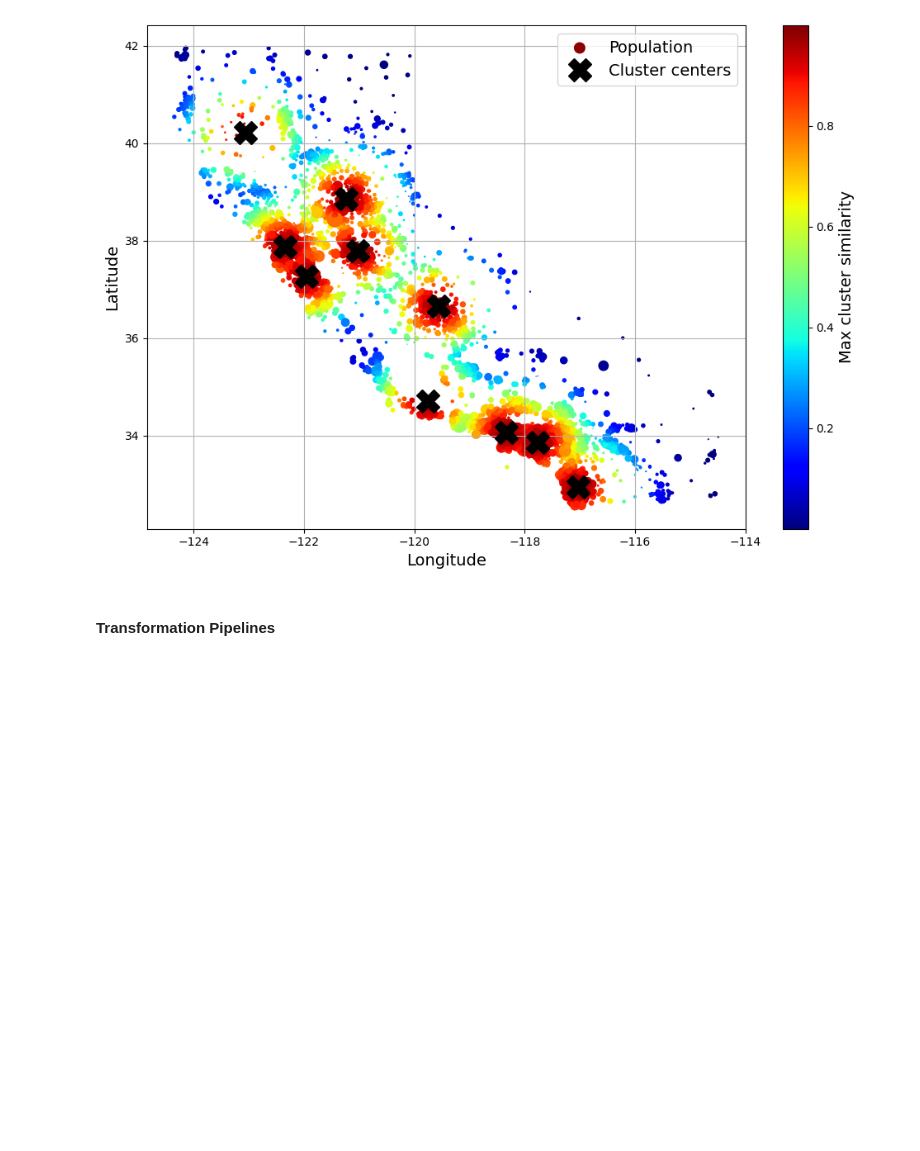
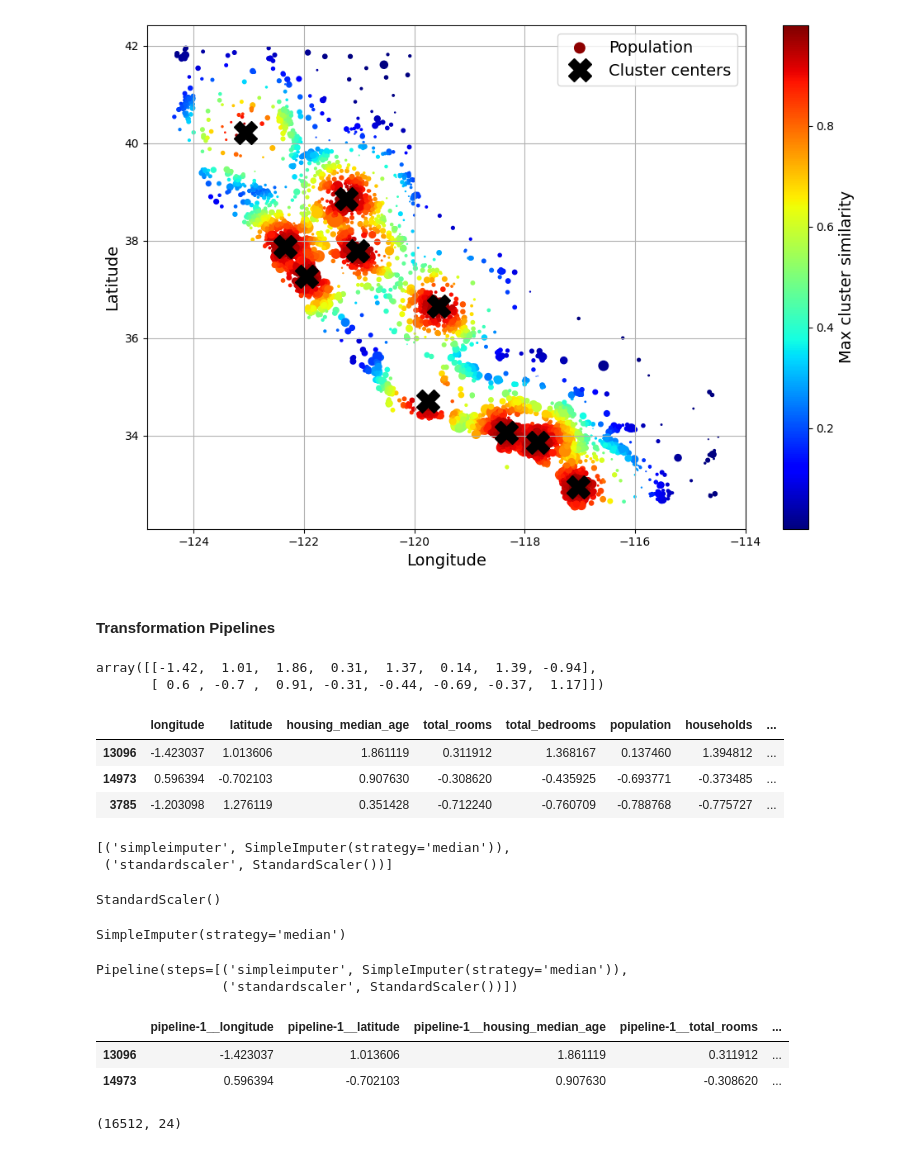
Before and after one commit to Done-Yang/CSS_Layout_learning, a Jupyter notebook: starterproject.ipynb, the cells around one changed output. Drawn from its saved outputs; the diff is of its cells as text; code cells hidden in the pictures; blank space fills up the shorter version.

```diff
--- a/starterproject.ipynb
+++ b/starterproject.ipynb
@@ -1074,3 +1075,49 @@ num_pipelines = Pipeline([
     ("impute", SimpleImputer(strategy="median")),
     ("standardize", StandardScaler())
 ])
+# %%
+## To take transformer as positional arguments and createa a Pipeline using the names of the transformers's classes make_pipeline()
+
+from sklearn.pipeline import make_pipeline
+
+num_pipeline = make_pipeline(
+    SimpleImputer(strategy="median"),
+    StandardScaler()
+)
+# %%
+housing_num_prepared = num_pipeline.fit_transform(housing_num)
+housing_num_prepared[:2].round(2)
+# %% [output]
+array([[-1.42,  1.01,  1.86,  0.31,  1.37,  0.14,  1.39, -0.94],
+       [ 0.6 , -0.7 ,  0.91, -0.31, -0.44, -0.69, -0.37,  1.17]])
+# %%
+## To recover a nice dataframe
+
+df_housing_num_prepared = pd.DataFrame(
+    housing_num_prepared, columns=num_pipeline.get_feature_names_out(),
+    index=housing_num.index)
+# %%
+df_housing_num_prepared.head(3)
+# %% [output]
+|  | longitude | latitude | housing_median_age | total_rooms | total_bedrooms | population | households | ... |
+| 13096 | -1.423037 | 1.013606 | 1.861119 | 0.311912 | 1.368167 | 0.137460 | 1.394812 | ... |
+| 14973 | 0.596394 | -0.702103 | 0.907630 | -0.308620 | -0.435925 | -0.693771 | -0.373485 | ... |
+| 3785 | -1.203098 | 1.276119 | 0.351428 | -0.712240 | -0.760709 | -0.788768 | -0.775727 | ... |
+# %%
+num_pipeline.steps
+# %% [output]
+[('simpleimputer', SimpleImputer(strategy='median')),
+ ('standardscaler', StandardScaler())]
+# %%
+num_pipeline[1]
+# %% [output]
+StandardScaler()
+# %%
+num_pipeline.named_steps["simpleimputer"]
+# %% [output]
+SimpleImputer(strategy='median')
+# %%
+num_pipeline.set_params(simpleimputer__strategy="median")
+# %% [output]
+Pipeline(steps=[('simpleimputer', SimpleImputer(strategy='median')),
+                ('standardscaler', StandardScaler())])
@@ -1076,0 +1151,11 @@ num_pipelines = Pipeline([
+# %%
+## To get the column name and wrap the data in the nice dataframe
+housing_prepared_fr = pd.DataFrame(
+    housing_prepared,
+    columns=preprocessing.get_feature_names_out(),
+    index=housing.index)
+housing_prepared_fr.head(2)
+# %% [output]
+|  | pipeline-1__longitude | pipeline-1__latitude | pipeline-1__housing_median_age | pipeline-1__total_rooms | ... |
+| 13096 | -1.423037 | 1.013606 | 1.861119 | 0.311912 | ... |
+| 14973 | 0.596394 | -0.702103 | 0.907630 | -0.308620 | ... |
@@ -1076,0 +1195,8 @@ num_pipelines = Pipeline([
+# %%
+## to fit the transformer
+housing_prepared = preprocessing.fit_transform(housing)
+
+## chek the shape of transformer
+housing_prepared.shape
+# %% [output]
+(16512, 24)
```
Also changed, not shown: parts of 7 cells of this notebook.
